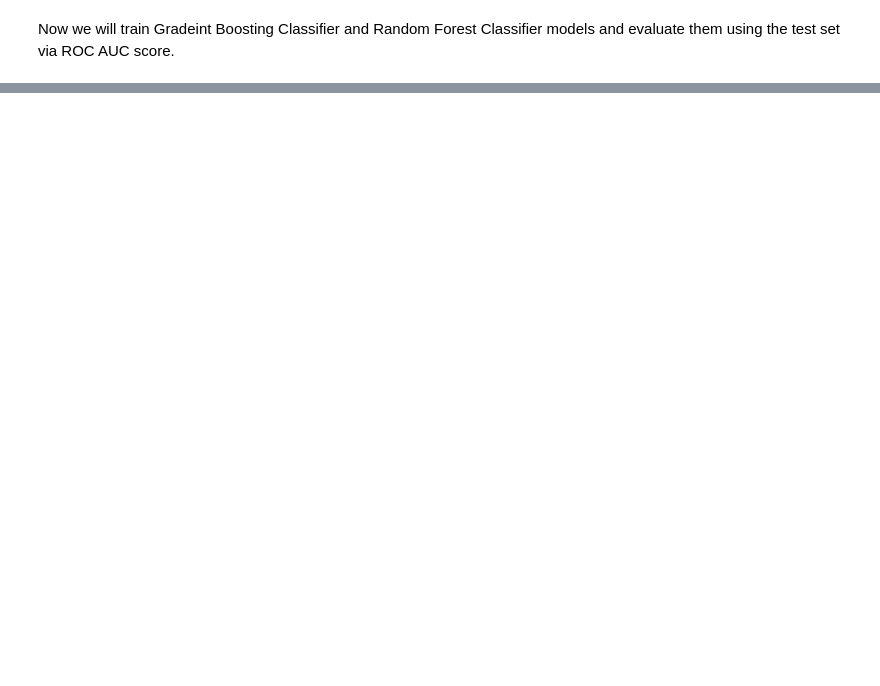
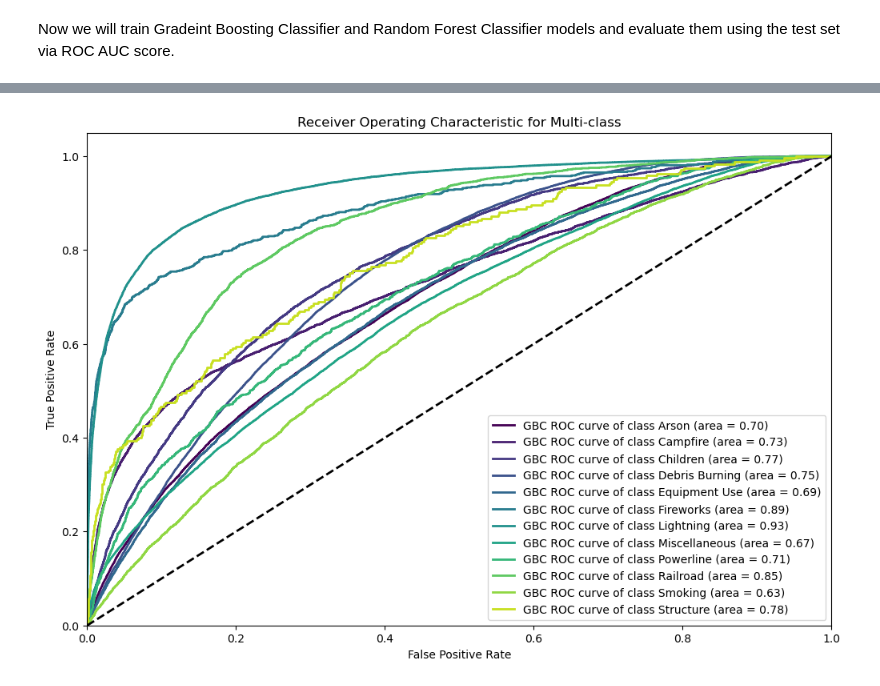
Before and after one commit to tal412/DataScienceFiresProject, a Jupyter notebook: FinalProject.ipynb, the cells around one changed output, grey strips where cells are left out. Saved outputs shown, nothing was run; the diff lists cells and outputs as text; code cells hidden in the pictures; blank space fills up the shorter version.

```diff
--- a/FinalProject.ipynb
+++ b/FinalProject.ipynb
@@ -537,0 +601,45 @@ Random Forest Classifier ROC AUC score: 0.77
+# %%
+from sklearn.preprocessing import label_binarize
+from sklearn.metrics import roc_curve, auc
+import numpy as np
+import matplotlib.pyplot as plt
+
+# Assuming `y_test` is your test labels and `gbc_prob`, `rfc_prob` are the prediction probabilities from your models
+# Classes dictionary as provided
+classes = {0: 'Arson', 1: 'Campfire', 2: 'Children', 3: 'Debris Burning', 4: 'Equipment Use', 5: 'Fireworks', 6: 'Lightning', 7: 'Miscellaneous', 8: 'Powerline', 9: 'Railroad', 10: 'Smoking', 11: 'Structure'}
+
+# Binarize the output
+y_test_binarized = label_binarize(y_test, classes=list(classes.keys()))
+
+n_classes = len(classes)
+
+# Initialize dictionaries to hold the ROC curve data
+fpr = dict()
+tpr = dict()
+roc_auc = dict()
+
+# Calculate ROC and AUC for each class for each model
+for i in range(n_classes):
+    fpr["GBC", i], tpr["GBC", i], _ = roc_curve(y_test_binarized[:, i], gbc_prob[:, i])
+    roc_auc["GBC", i] = auc(fpr["GBC", i], tpr["GBC", i])
+
+# Plotting the ROC curves
+plt.figure(figsize=(12, 8))
+
+colors = [plt.cm.viridis(i / float(n_classes)) for i in range(n_classes)]
+
+for i, color in zip(range(n_classes), colors):
+    plt.plot(fpr["GBC", i], tpr["GBC", i], color=color, lw=2,
+             label='GBC ROC curve of class {0} (area = {1:0.2f})'
+             ''.format(classes[i], roc_auc["GBC", i]))
+
+plt.plot([0, 1], [0, 1], 'k--', lw=2)
+plt.xlim([0.0, 1.0])
+plt.ylim([0.0, 1.05])
+plt.xlabel('False Positive Rate')
+plt.ylabel('True Positive Rate')
+plt.title('Receiver Operating Characteristic for Multi-class')
+plt.legend(loc="lower right", prop={'size': 10})
+plt.show()
+# %% [output]
+[figure, added]
```
Also changed, not shown: parts of 19 cells of this notebook.
